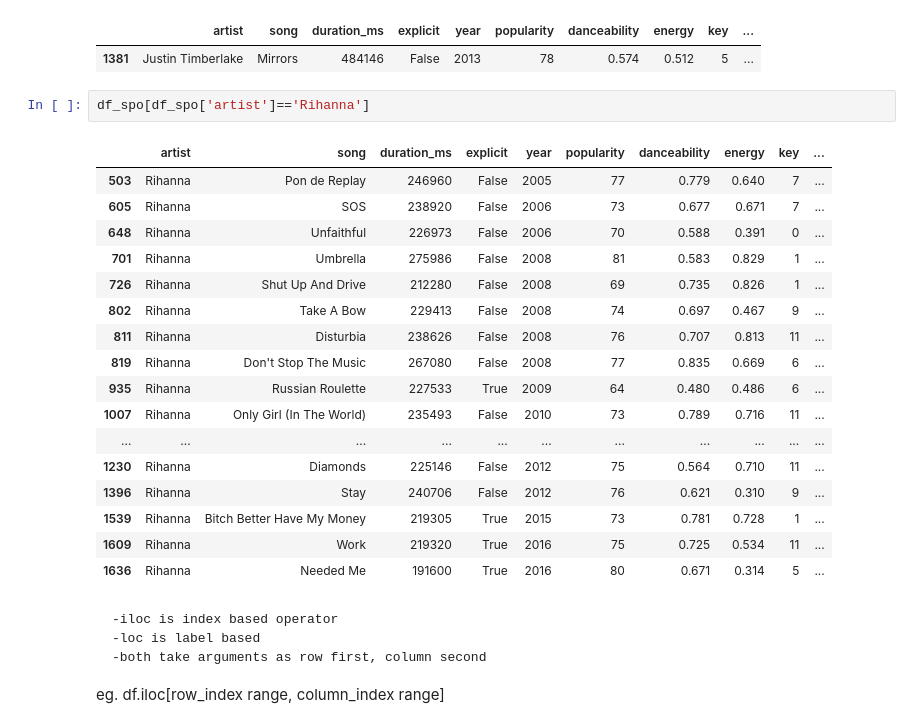
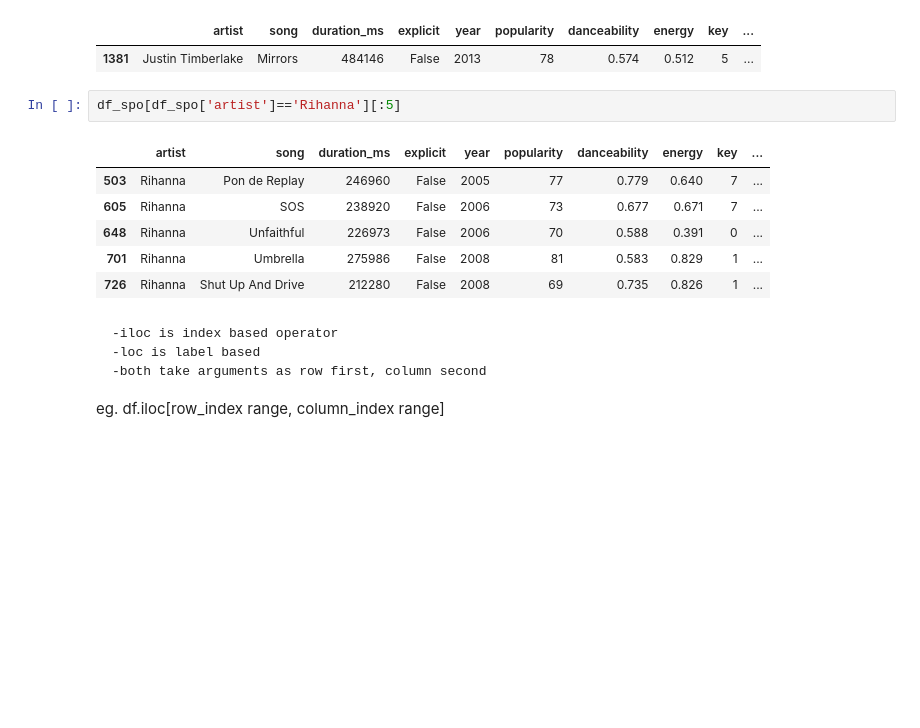
Before and after one commit to htuteja04/practice, a Jupyter notebook: Pandas/Practice_1.ipynb, the cells around one changed output. Cells and saved outputs as stored; diff of their text form; blank space fills up the shorter version.

```diff
--- a/Pandas/Practice_1.ipynb
+++ b/Pandas/Practice_1.ipynb
@@ -146,25 +146,14 @@ df_spo.query('duration_mins == duration_mins.max()')
 |  | artist | song | duration_ms | explicit | year | popularity | danceability | energy | key | ... |
 | 1381 | Justin Timberlake | Mirrors | 484146 | False | 2013 | 78 | 0.574 | 0.512 | 5 | ... |
 # %%
-df_spo[df_spo['artist']=='Rihanna']
+df_spo[df_spo['artist']=='Rihanna'][:5]
 # %% [output]
 |  | artist | song | duration_ms | explicit | year | popularity | danceability | energy | key | ... |
 | 503 | Rihanna | Pon de Replay | 246960 | False | 2005 | 77 | 0.779 | 0.640 | 7 | ... |
 | 605 | Rihanna | SOS | 238920 | False | 2006 | 73 | 0.677 | 0.671 | 7 | ... |
 | 648 | Rihanna | Unfaithful | 226973 | False | 2006 | 70 | 0.588 | 0.391 | 0 | ... |
 | 701 | Rihanna | Umbrella | 275986 | False | 2008 | 81 | 0.583 | 0.829 | 1 | ... |
 | 726 | Rihanna | Shut Up And Drive | 212280 | False | 2008 | 69 | 0.735 | 0.826 | 1 | ... |
-| 802 | Rihanna | Take A Bow | 229413 | False | 2008 | 74 | 0.697 | 0.467 | 9 | ... |
-| 811 | Rihanna | Disturbia | 238626 | False | 2008 | 76 | 0.707 | 0.813 | 11 | ... |
-| 819 | Rihanna | Don't Stop The Music | 267080 | False | 2008 | 77 | 0.835 | 0.669 | 6 | ... |
-| 935 | Rihanna | Russian Roulette | 227533 | True | 2009 | 64 | 0.480 | 0.486 | 6 | ... |
-| 1007 | Rihanna | Only Girl (In The World) | 235493 | False | 2010 | 73 | 0.789 | 0.716 | 11 | ... |
-| ... | ... | ... | ... | ... | ... | ... | ... | ... | ... | ... |
-| 1230 | Rihanna | Diamonds | 225146 | False | 2012 | 75 | 0.564 | 0.710 | 11 | ... |
-| 1396 | Rihanna | Stay | 240706 | False | 2012 | 76 | 0.621 | 0.310 | 9 | ... |
-| 1539 | Rihanna | Bitch Better Have My Money | 219305 | True | 2015 | 73 | 0.781 | 0.728 | 1 | ... |
-| 1609 | Rihanna | Work | 219320 | True | 2016 | 75 | 0.725 | 0.534 | 11 | ... |
-| 1636 | Rihanna | Needed Me | 191600 | True | 2016 | 80 | 0.671 | 0.314 | 5 | ... |
 # %% [markdown]
     -iloc is index based operator
     -loc is label based
```
Also changed, not shown: parts of 26 cells of this notebook.
